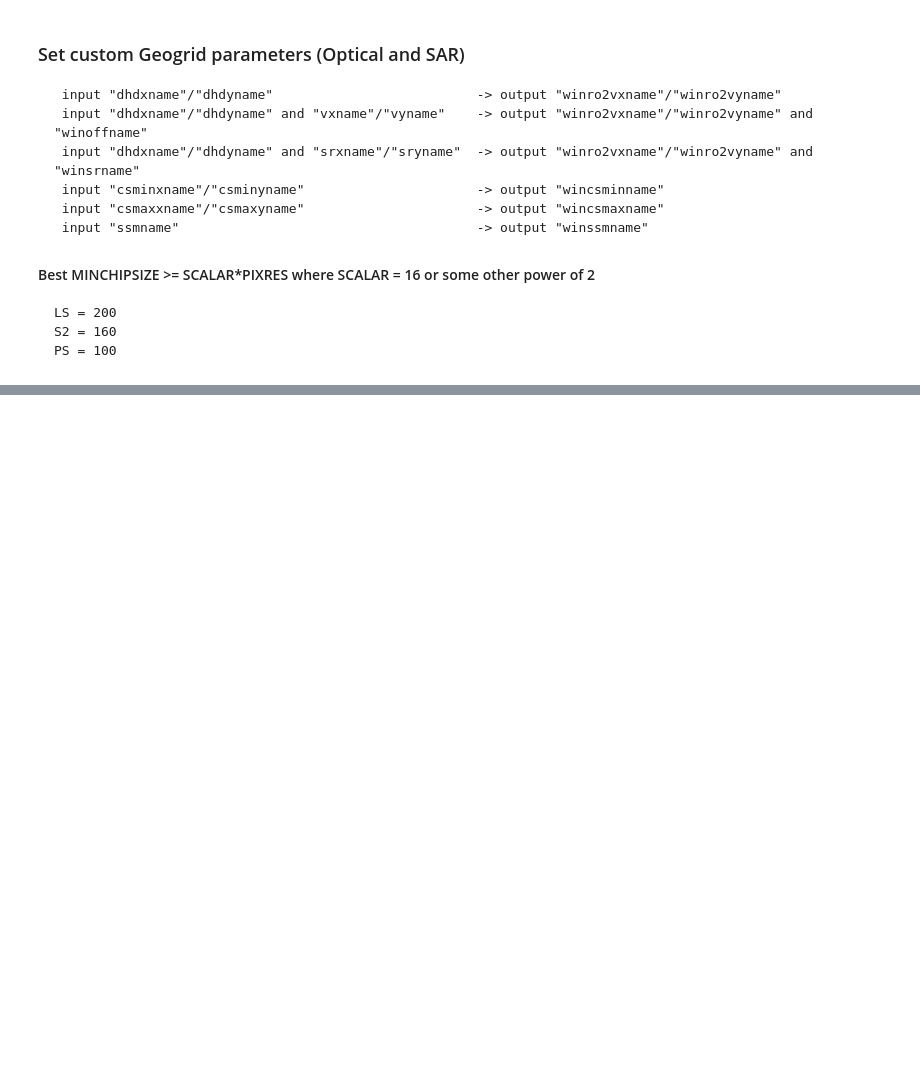
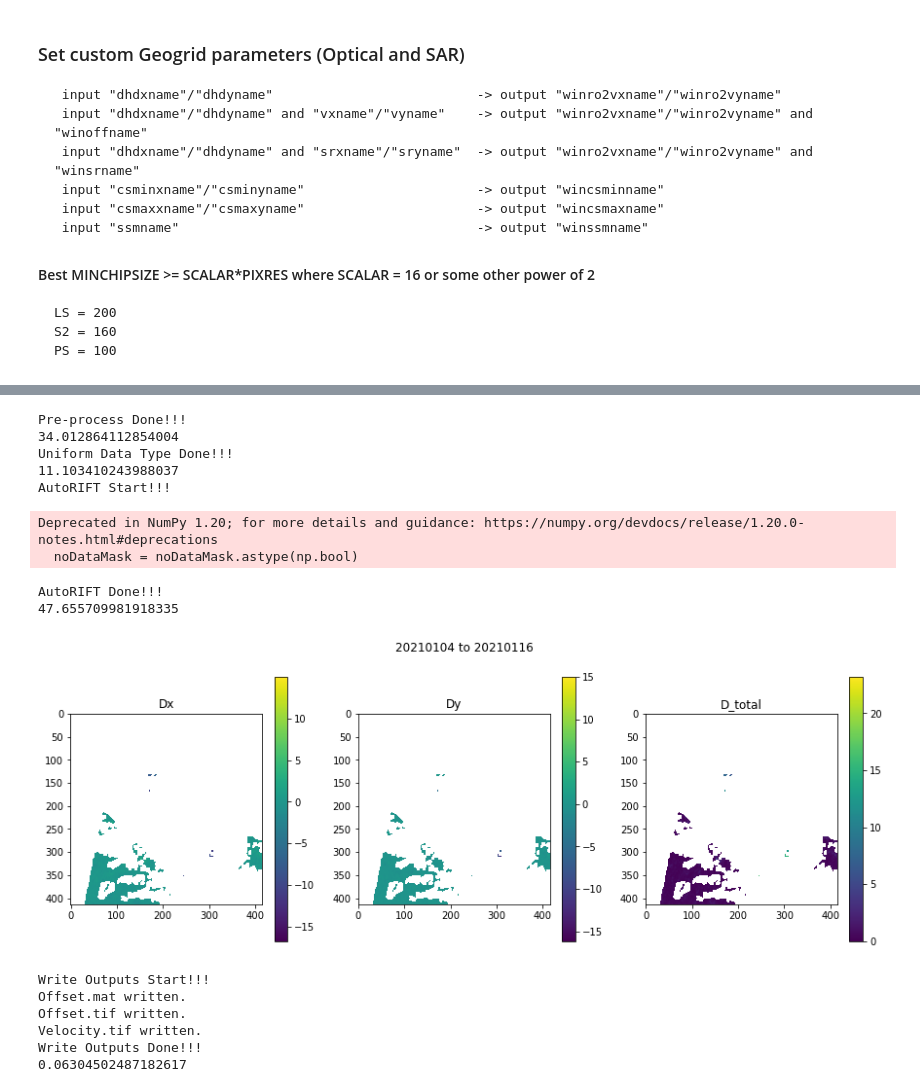
Before and after one commit to jukesliu/TG-surge, a Jupyter notebook: custom_autoRIFT.ipynb, the cells around one changed output, grey strips where cells are left out. Saved outputs shown, nothing was run; the diff lists cells and outputs as text; code cells hidden in the pictures; blank space fills up the shorter version.

```diff
--- a/custom_autoRIFT.ipynb
+++ b/custom_autoRIFT.ipynb
@@ -536,8 +319,8 @@ out_path = '/Users/jukesliu/Documents/TURNER/DATA/VELOCITY_MAPS/output_AutoRIFT/
 
 # S1 test
 imgpath = '/Users/jukesliu/Documents/TURNER/DATA/IMAGERY/sentinel1/'
-im1_name = 'S1A_IW_SLC__1SDV_20210322T154835_20210322T154901_037113_045E94_6840.zip'
-im2_name = 'S1A_IW_SLC__1SDV_20210403T154835_20210403T154902_037288_04649A_5AF4.zip'
+im1_name = 'S1A_IW_SLC__1SDV_20210210T025501_20210210T025528_036522_0449E2_3917.zip'
+im2_name = 'S1A_IW_SLC__1SDV_20210214T154835_20210214T154901_036588_044C54_8494.zip'
 img_type = 'SAR'
 if not os.path.exists(imgpath+'topsApp.py'):
     print('topsApp.py not in folder. Place topsApp.py in', imgpath)
@@ -887,8 +461,8 @@ CalledProcessError: Command 'cd /Users/jukesliu/Documents/TURNER/DATA/IMAGERY/se
 dem = dempath+dem_outfile # path to the resampled DEM produced in the previous step (outfile name)
 indir_m = imgpath+im1_name
 indir_s = imgpath+im2_name
-MINCHIPSIZE = 160 # smallest chip size allowed in image horizontal direction (in m)
-NO_DATA_VAL = -32767 # no data value in the output products
+MINCHIPSIZE = 100 # smallest chip size allowed in image horizontal direction (in m)
+NO_DATA_VAL = 0 # no data value in the output products
 temp_dir = '/Users/jukesliu/Documents/TURNER/DATA/IMAGERY/sentinel1/coreg_files/'
 
 if MINCHIPSIZE > CHIPSIZE_M:
@@ -899,25 +473,25 @@ if MINCHIPSIZE > CHIPSIZE_M:
 # optional inputs (set as '' to leave blank)
 dhdx = dempath+dhdx_outfile
 dhdy = dempath+dhdy_outfile
-vx = refvpath+vx_outfile
-vy = refvpath+vy_outfile
+# vx = refvpath+vx_outfile
+# vy = refvpath+vy_outfile
 # srx = refvpath+srx_outfile
 # sry = refvpath+sry_outfile
-csminx = refvpath+csminx_fname
-csminy = refvpath+csminy_fname
-csmaxx = refvpath+csmaxx_fname
-csmaxy = refvpath+csmaxy_fname
-ssm = refvpath+ssm_outfile # stable surface mask
+# csminx = refvpath+csminx_fname
+# csminy = refvpath+csminy_fname
+# csmaxx = refvpath+csmaxx_fname
+# csmaxy = refvpath+csmaxy_fname
+# ssm = refvpath+ssm_outfile # stable surface mask
 
 # dhdx = ''
 # dhdy = ''
-# vx = ''
-# vy = ''
+vx = ''
+vy = ''
 srx = ''
 sry = ''
-# csminx = ''
-# csminy = ''
-# csmaxx = ''
-# csmaxy = ''
-# ssm = ''
+csminx = ''
+csminy = ''
+csmaxx = ''
+csmaxy = ''
+ssm = ''
 #########################################################
@@ -1141,8 +578,9 @@ if os.path.exists(gp+'window_rdr_off2vel_y_vec.tif'): # offset2vy from window_rd
 if os.path.exists(gp+'window_stable_surface_mask.tif'): # noDataMask from window_stable_surface_mask.tif
     stable_surface_mask = rio.open(gp+'window_stable_surface_mask.tif')
     noDataMask = stable_surface_mask.read(1)
+    noDataMask[noDataMask < 0] = 0
 
 # other parameters
-nodata = NO_DATA_VAL # use same as in previous steps
+nodata = -32767 # use same as in previous steps
 geogrid_run_info=None
 print('AutoRIFT parameters loaded.')
@@ -1161,6 +603,7 @@ print('Filters and autoRIFT sample rates chosen.')
 # %%
 # run autoRIFT with function
-run_autoRIFT_inhouse(out_path, img_type, mpflag, xGrid, yGrid, # required parameters
-                         FILTER, WALLISFILTERWIDTH, SPARSE_SEARCH_SAMPLE_RATIO, OVERSAMPLE_RATIO,
+run_autoRIFT_inhouse(out_path, img_type, mpflag, xGrid, yGrid, indir_m, indir_s, # required parameters
+                         FILTER, WALLISFILTERWIDTH, SPARSE_SEARCH_SAMPLE_RATE, OVERSAMPLE_RATIO, MINCHIPSIZE,
                          Dx0, Dy0, CSMINx0, SRx0, SRy0, CSMAXx0, CSMAXy0, SSM, # optional parameters
-                         noDataMask, nodataval, geogrid_run_info)
+                         noDataMask, nodata, geogrid_run_info)
+# %% [output]
@@ -1166,0 +629,16 @@ run_autoRIFT_inhouse(out_path, img_type, mpflag, xGrid, yGrid, # required parame
+Pre-process Done!!!
+34.012864112854004
+Uniform Data Type Done!!!
+11.103410243988037
+AutoRIFT Start!!!
+Deprecated in NumPy 1.20; for more details and guidance: https://numpy.org/devdocs/release/1.20.0-notes.html#deprecations
+  noDataMask = noDataMask.astype(np.bool)
+AutoRIFT Done!!!
+47.655709981918335
+[figure, added]
+Write Outputs Start!!!
+Offset.mat written.
+Offset.tif written.
+Velocity.tif written.
+Write Outputs Done!!!
+0.06304502487182617
```
Also changed, not shown: parts of 41 cells of this notebook, 4 other files.
